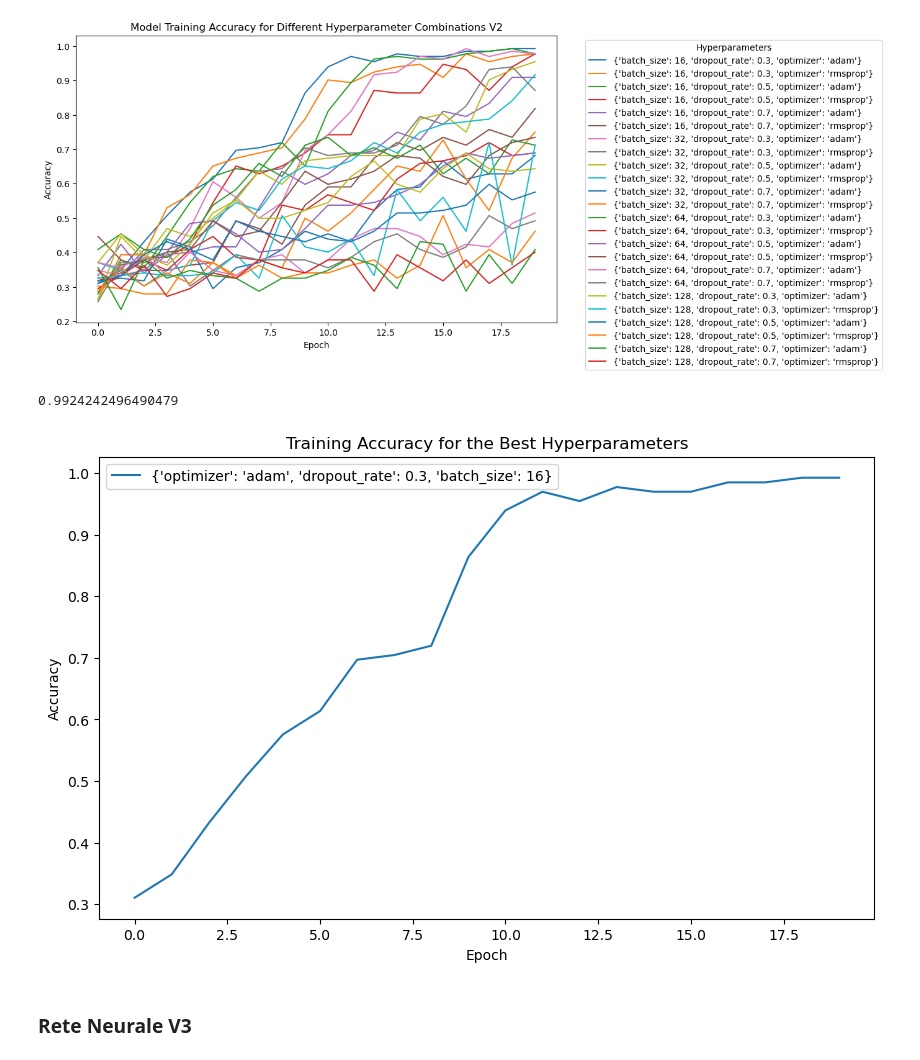
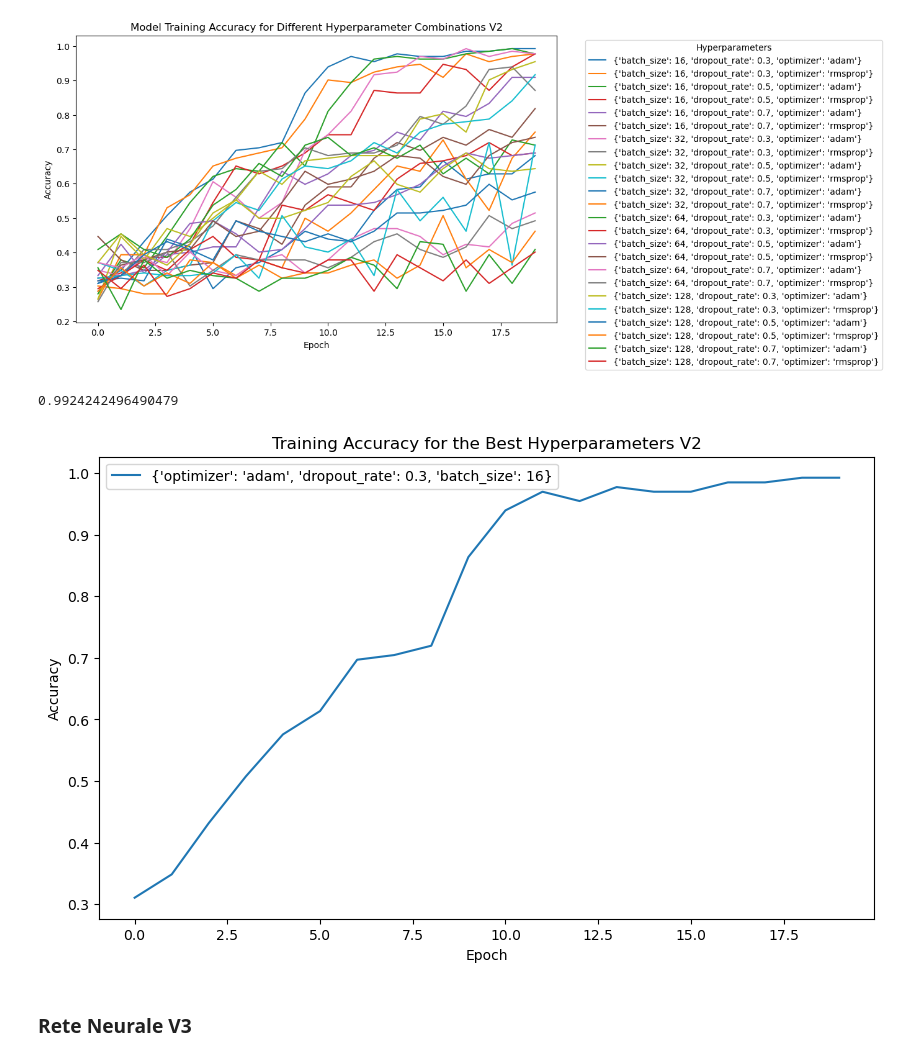
Before and after one commit to massimocaso/Document_classification_DNN, a Jupyter notebook: doc_reader.ipynb, the cells around one changed output. Drawn from its saved outputs; the diff is of its cells as text; code cells hidden in the pictures.

```diff
--- a/doc_reader.ipynb
+++ b/doc_reader.ipynb
@@ -264,19 +257,19 @@ plt.show()
 # %%
 
 best_index2 = np.argmax(np.mean(results2, axis=1))
 print(np.max(results2[best_index2]))
 # Plot the results for the best model only
 plt.figure(figsize=(10, 6))
 plt.plot(results2[best_index2], label=str(ParameterGrid(param_grid2)[best_index2]))
 
 plt.xlabel('Epoch')
 plt.ylabel('Accuracy')
-plt.title('Training Accuracy for the Best Hyperparameters')
+plt.title('Training Accuracy for the Best Hyperparameters V2')
 plt.legend()
 plt.show()
 # %% [output]
 0.9924242496490479
-[figure, old version]
+[figure, new version]
 # %% [markdown]
 ### Rete Neurale V3
 # %%
```
Also changed, not shown: parts of 6 cells of this notebook, 6 other files.
